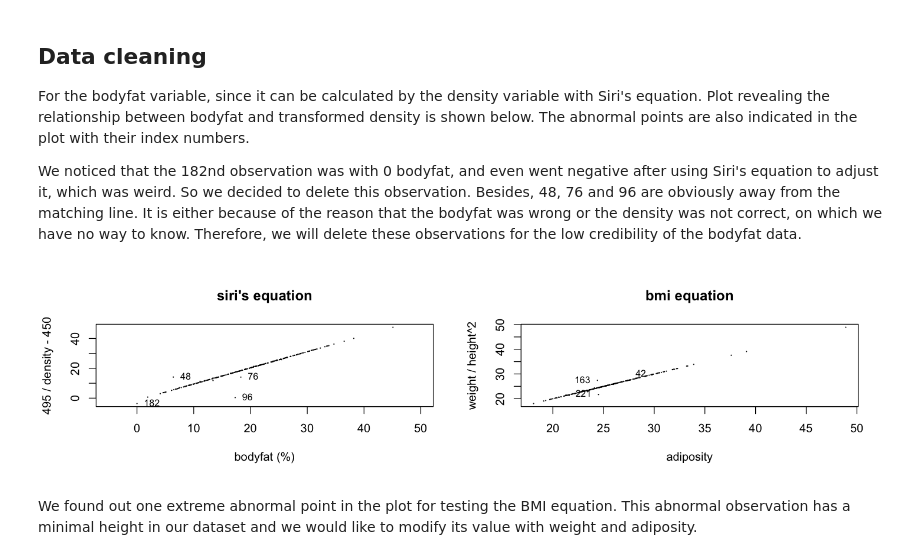
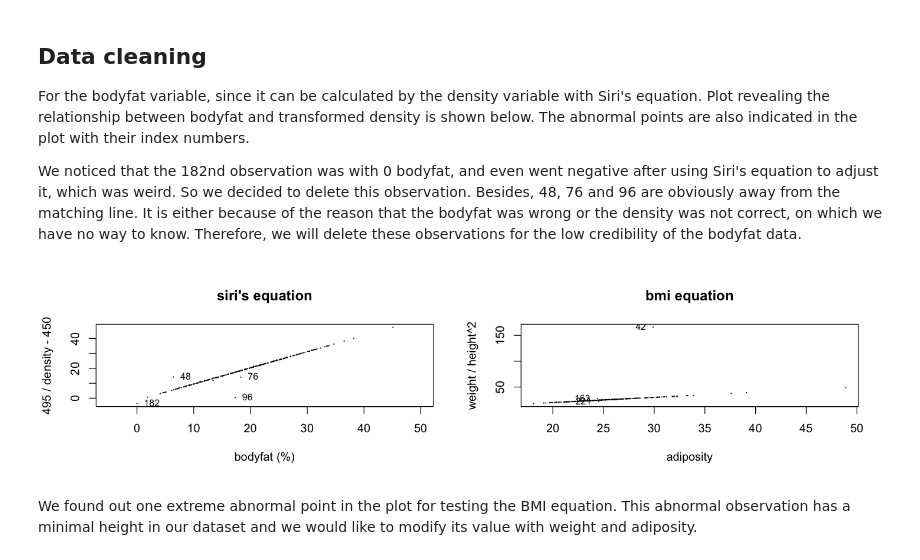
Before and after one commit to lolowisc/STAT-628-Module1, a Jupyter notebook: summary.ipynb, the cells around one changed output. Cells and saved outputs as stored; diff of their text form; code cells hidden in the pictures.

```diff
--- a/summary.ipynb
+++ b/summary.ipynb
@@ -43,16 +43,17 @@ For the bodyfat variable, since it can be calculated by the density variable wit
 
 We noticed that the 182nd observation was with 0 bodyfat, and even went negative after using Siri's equation to adjust it, which was weird. So we decided to delete this observation. Besides, 48, 76 and 96 are obviously away from the matching line. It is either because of the reason that the bodyfat was wrong or the density was not correct, on which we have no way to know. Therefore, we will delete these observations for the low credibility of the bodyfat data.
 # %%
+dat <- read.csv("./data/bodyfat.csv")
 options(repr.plot.width = 12, repr.plot.height = 3)
 par(mfrow=c(1,2))
 plot(dat$BODYFAT, (495/dat$DENSITY-450), cex=0.1, xlim = c(-5,50), xlab="bodyfat (%)", ylab="495 / density - 450",main="siri's equation")
 text(dat$BODYFAT[c(48,76,96,182)],(495/dat$DENSITY[c(48,76,96,182)]-450),labels=c(48,76,96,182),cex=0.8,pos=4)
 plot(dat$ADIPOSITY,(0.45359237*dat$WEIGHT)/(0.0254*dat$HEIGHT)^2,cex=0.1,xlab="adiposity",ylab="weight / height^2",main="bmi equation")
 text(dat$ADIPOSITY[c(42,163,221)],(0.45359237*dat$WEIGHT[c(42,163,221)])/(0.0254*dat$HEIGHT[c(42,163,221)])^2,
      labels=c(42,163,221),pos=2,cex=0.8)
 dat$HEIGHT[42] <- sqrt((0.45359237*dat$WEIGHT[42])/dat$ADIPOSITY[42])/0.0254
 # %% [output]
-[figure, old version]
+[figure, new version]
 # %% [markdown]
 We found out one extreme abnormal point in the plot for testing the BMI equation. This abnormal observation has a minimal height in our dataset and we would like to modify its value with weight and adiposity.
 # %% [markdown]
```
Also changed, not shown: 1 other file.
